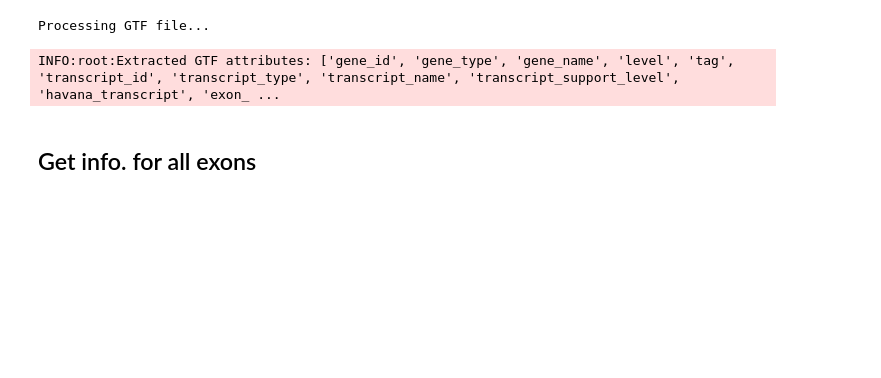
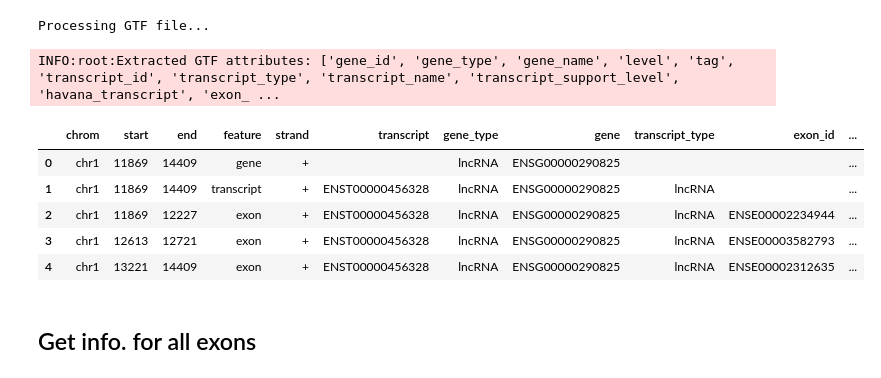
Before and after one commit to reliscu/bulk_splicing_GTEx_cortex, a Jupyter notebook: 26_add_isoform_data.ipynb, the cells around one changed output. Saved outputs shown, nothing was run; the diff lists cells and outputs as text; code cells hidden in the pictures; blank space fills up the shorter version.

```diff
--- a/26_add_isoform_data.ipynb
+++ b/26_add_isoform_data.ipynb
@@ -26,6 +25,15 @@ gtf = process_gtf(gtf_file, exclude, gene_name, no_trim_id, gene_type_tag, trans
 # %% [output]
 Processing GTF file...
 INFO:root:Extracted GTF attributes: ['gene_id', 'gene_type', 'gene_name', 'level', 'tag', 'transcript_id', 'transcript_type', 'transcript_name', 'transcript_support_level', 'havana_transcript', 'exon_ ...
+# %%
+gtf.head()
+# %% [output]
+|  | chrom | start | end | feature | strand | transcript | gene_type | gene | transcript_type | exon_id | ... |
+| 0 | chr1 | 11869 | 14409 | gene | + |  | lncRNA | ENSG00000290825 |  |  | ... |
+| 1 | chr1 | 11869 | 14409 | transcript | + | ENST00000456328 | lncRNA | ENSG00000290825 | lncRNA |  | ... |
+| 2 | chr1 | 11869 | 12227 | exon | + | ENST00000456328 | lncRNA | ENSG00000290825 | lncRNA | ENSE00002234944 | ... |
+| 3 | chr1 | 12613 | 12721 | exon | + | ENST00000456328 | lncRNA | ENSG00000290825 | lncRNA | ENSE00003582793 | ... |
+| 4 | chr1 | 13221 | 14409 | exon | + | ENST00000456328 | lncRNA | ENSG00000290825 | lncRNA | ENSE00002312635 | ... |
 # %% [markdown]
 ## Get info. for all exons
 # %%
```
Also changed, not shown: parts of 29 cells of this notebook, 7 other files.
